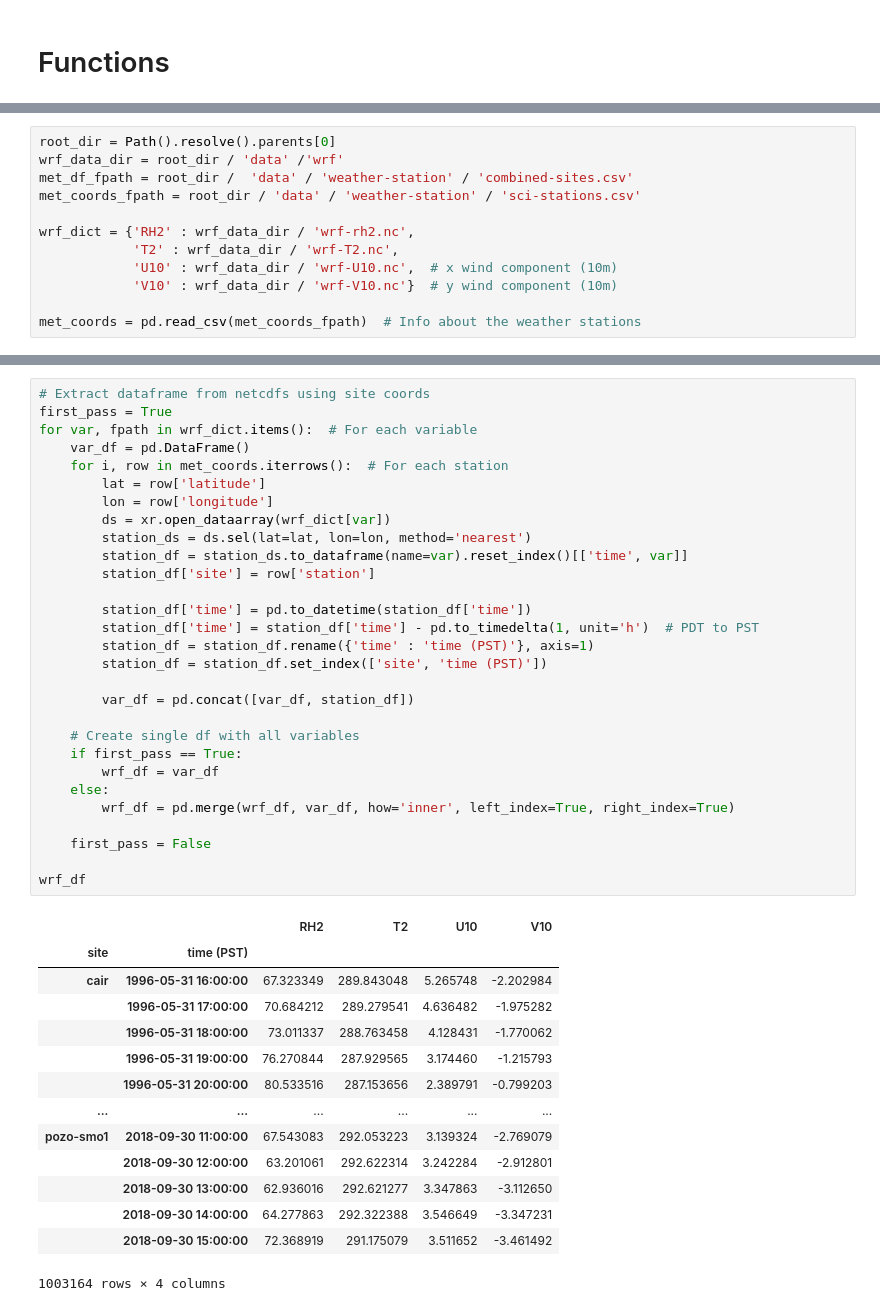
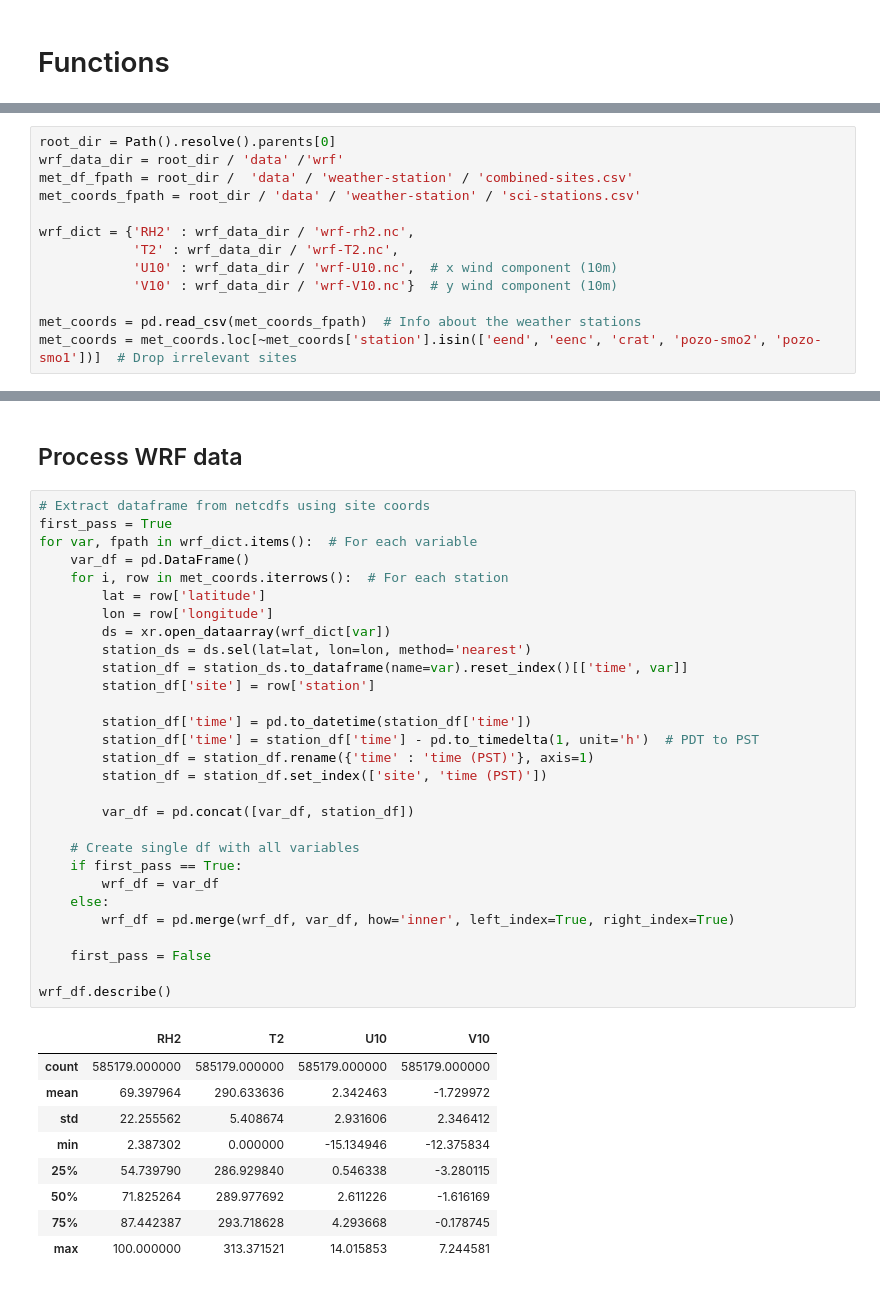
Before and after one commit to UCSB-NRS/sci-wrf-analysis, a Jupyter notebook: notebooks/wrf-met-validation.ipynb, the cells around one changed output, grey strips where cells are left out. Drawn from its saved outputs; the diff is of its cells as text.

Commit message:
Additional QC of met data

```diff
--- a/notebooks/wrf-met-validation.ipynb
+++ b/notebooks/wrf-met-validation.ipynb
@@ -36,3 +36,4 @@ wrf_dict = {'RH2' : wrf_data_dir / 'wrf-rh2.nc',
             'V10' : wrf_data_dir / 'wrf-V10.nc'}  # y wind component (10m)
 
 met_coords = pd.read_csv(met_coords_fpath)  # Info about the weather stations
+met_coords = met_coords.loc[~met_coords['station'].isin(['eend', 'eenc', 'crat', 'pozo-smo2', 'pozo-smo1'])]  # Drop irrelevant sites
@@ -62,44 +111,41 @@ met_df.head()
+# %% [markdown]
+## Process WRF data
 # %%
 # Extract dataframe from netcdfs using site coords
 first_pass = True
 for var, fpath in wrf_dict.items():  # For each variable
     var_df = pd.DataFrame()
     for i, row in met_coords.iterrows():  # For each station
         lat = row['latitude']
         lon = row['longitude']
         ds = xr.open_dataarray(wrf_dict[var])
         station_ds = ds.sel(lat=lat, lon=lon, method='nearest')
         station_df = station_ds.to_dataframe(name=var).reset_index()[['time', var]]
         station_df['site'] = row['station']
 
         station_df['time'] = pd.to_datetime(station_df['time'])
         station_df['time'] = station_df['time'] - pd.to_timedelta(1, unit='h')  # PDT to PST
         station_df = station_df.rename({'time' : 'time (PST)'}, axis=1)
         station_df = station_df.set_index(['site', 'time (PST)'])
 
         var_df = pd.concat([var_df, station_df])
 
     # Create single df with all variables
     if first_pass == True:
         wrf_df = var_df
     else:
         wrf_df = pd.merge(wrf_df, var_df, how='inner', left_index=True, right_index=True)
 
     first_pass = False
 
-wrf_df
+wrf_df.describe()
 # %% [output]
-|  |  | RH2 | T2 | U10 | V10 |
-| site | time (PST) |  |  |  |  |
-| cair | 1996-05-31 16:00:00 | 67.323349 | 289.843048 | 5.265748 | -2.202984 |
-|  | 1996-05-31 17:00:00 | 70.684212 | 289.279541 | 4.636482 | -1.975282 |
-|  | 1996-05-31 18:00:00 | 73.011337 | 288.763458 | 4.128431 | -1.770062 |
-|  | 1996-05-31 19:00:00 | 76.270844 | 287.929565 | 3.174460 | -1.215793 |
-|  | 1996-05-31 20:00:00 | 80.533516 | 287.153656 | 2.389791 | -0.799203 |
-| ... | ... | ... | ... | ... | ... |
-| pozo-smo1 | 2018-09-30 11:00:00 | 67.543083 | 292.053223 | 3.139324 | -2.769079 |
-|  | 2018-09-30 12:00:00 | 63.201061 | 292.622314 | 3.242284 | -2.912801 |
-|  | 2018-09-30 13:00:00 | 62.936016 | 292.621277 | 3.347863 | -3.112650 |
-|  | 2018-09-30 14:00:00 | 64.277863 | 292.322388 | 3.546649 | -3.347231 |
-|  | 2018-09-30 15:00:00 | 72.368919 | 291.175079 | 3.511652 | -3.461492 |
+|  | RH2 | T2 | U10 | V10 |
+| count | 585179.000000 | 585179.000000 | 585179.000000 | 585179.000000 |
+| mean | 69.397964 | 290.633636 | 2.342463 | -1.729972 |
+| std | 22.255562 | 5.408674 | 2.931606 | 2.346412 |
+| min | 2.387302 | 0.000000 | -15.134946 | -12.375834 |
+| 25% | 54.739790 | 286.929840 | 0.546338 | -3.280115 |
+| 50% | 71.825264 | 289.977692 | 2.611226 | -1.616169 |
+| 75% | 87.442387 | 293.718628 | 4.293668 | -0.178745 |
+| max | 100.000000 | 313.371521 | 14.015853 | 7.244581 |
-1003164 rows × 4 columns
```
Also changed, not shown: parts of 17 cells of this notebook, 1 other file.
